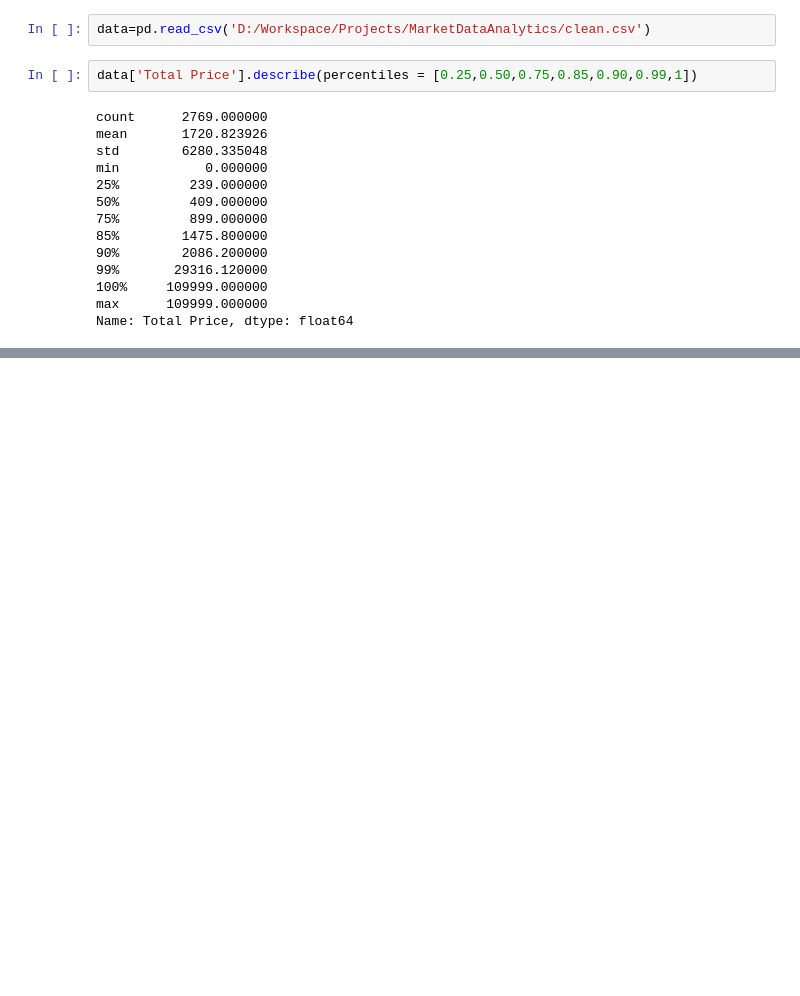
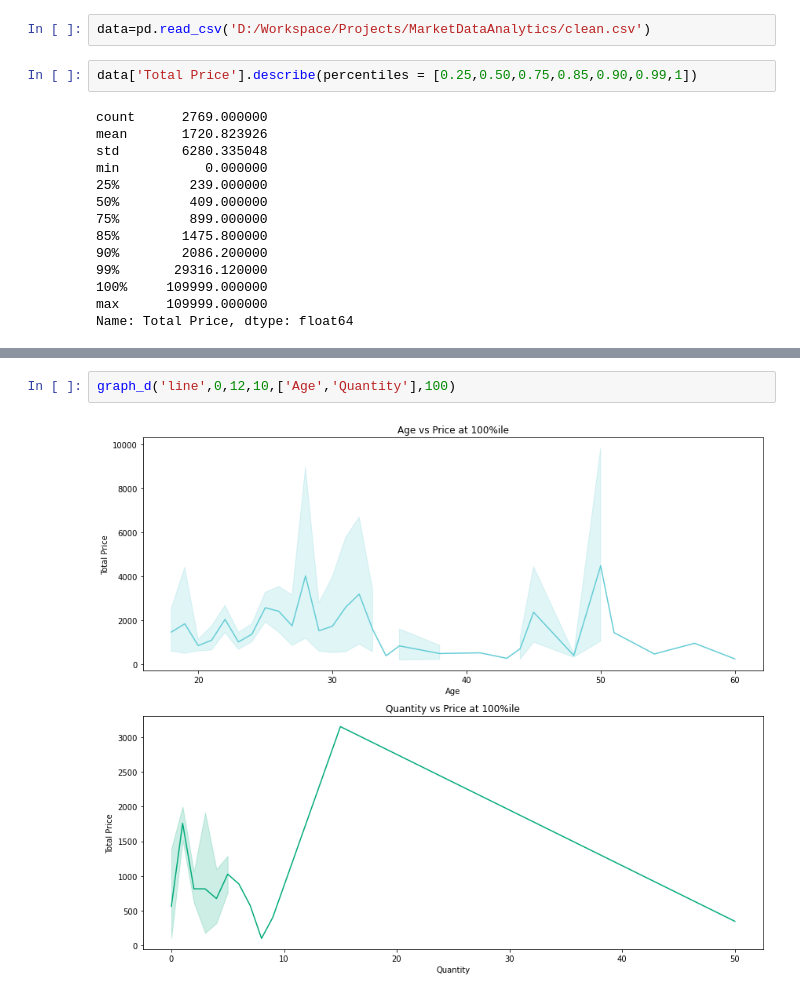
Before and after one commit to susmitds/Amazon_Market_Data_Analytics, a Jupyter notebook: 2_Exploratory_Data_Analysis.ipynb, the cells around one changed output, grey strips where cells are left out. Drawn from its saved outputs; the diff is of its cells as text; blank space fills up the shorter version.

```diff
--- a/2_Exploratory_Data_Analysis.ipynb
+++ b/2_Exploratory_Data_Analysis.ipynb
@@ -87,0 +89,4 @@ graph_d('hist',1,18,24,['Category','Prime','Mode','Weekday','Month', 'City Tiers
+# %%
+graph_d('line',0,12,10,['Age','Quantity'],100)
+# %% [output]
+[figure, added]
```
Also changed, not shown: parts of 7 cells of this notebook.
